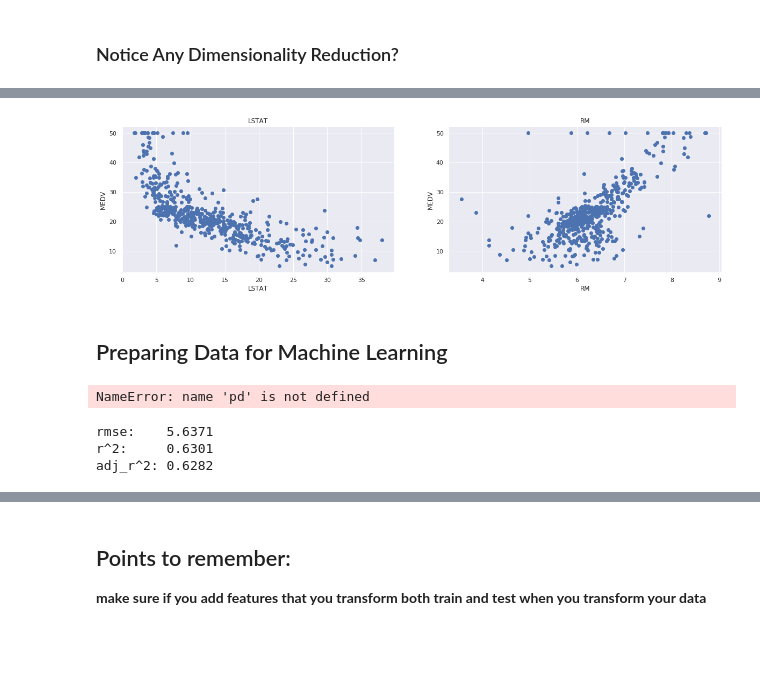
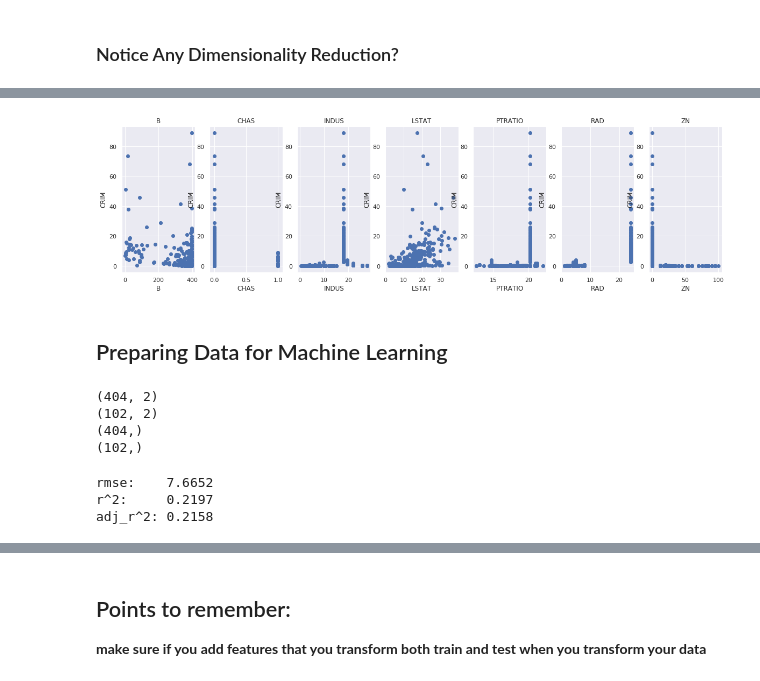
Before and after one commit to Chris-K82/Optimization, a Jupyter notebook: 3_optimization_gd_pytorch/OOP to ML - Student Version.ipynb, the cells around one changed output, grey strips where cells are left out. Saved outputs shown, nothing was run; the diff lists cells and outputs as text; code cells hidden in the pictures; blank space fills up the shorter version.

```diff
--- a/3_optimization_gd_pytorch/OOP to ML - Student Version.ipynb
+++ b/3_optimization_gd_pytorch/OOP to ML - Student Version.ipynb
@@ -253,24 +257,24 @@ heatMap(df=boston_corr_reduced)
 # %%
 plt.figure(figsize=(20, 5))
 
-features = ['LSTAT', 'RM']
-target = boston['MEDV']
+features = ['B', 'CHAS', 'INDUS', 'LSTAT', 'PTRATIO', 'RAD', 'ZN']
+target = boston['CRIM']
 
 for i, col in enumerate(features):
     plt.subplot(1, len(features) , i+1)
     x = boston[col]
     y = target
     plt.scatter(x, y, marker='o')
     plt.title(col)
     plt.xlabel(col)
-    plt.ylabel('MEDV')
+    plt.ylabel('CRIM')
 # %% [output]
-[figure, old version]
+[figure, new version]
 # %% [markdown]
 ## Preparing Data for Machine Learning
 # %%
 X = pd.DataFrame(np.c_[boston['LSTAT'], boston['RM']], columns = ['LSTAT','RM'])
-Y = boston['MEDV']
+Y = boston['CRIM']
 from sklearn.model_selection import train_test_split
 X_train, X_test, Y_train, Y_test = train_test_split(X, Y, test_size = 0.2, random_state=5)
 print(X_train.shape)
@@ -278,18 +282,21 @@ print(X_test.shape)
 print(Y_train.shape)
 print(Y_test.shape)
 # %% [output]
-NameError: name 'pd' is not defined
+(404, 2)
+(102, 2)
+(404,)
+(102,)
 # %%
 # importlib.reload(mymodule), # https://ipython.org/ipython-doc/3/config/extensions/autoreload.html
 general_model = GeneralModelClass()
-linreg_model = LinearRegression(general_model)
+linreg_model = LinearRegressionOwn(general_model)
 linreg_model.__dict__
 linreg_model.fit(X=X_train,y=Y_train)
 linreg_model.pretty_print_stats()
 # %% [output]
-rmse:    5.6371
-r^2:     0.6301
-adj_r^2: 0.6282
+rmse:    7.6652
+r^2:     0.2197
+adj_r^2: 0.2158
 # %%
 import inspect
 lines = inspect.getsource(linreg_model.pretty_print_stats)
```
Also changed, not shown: parts of 28 cells of this notebook, 2 other files.
